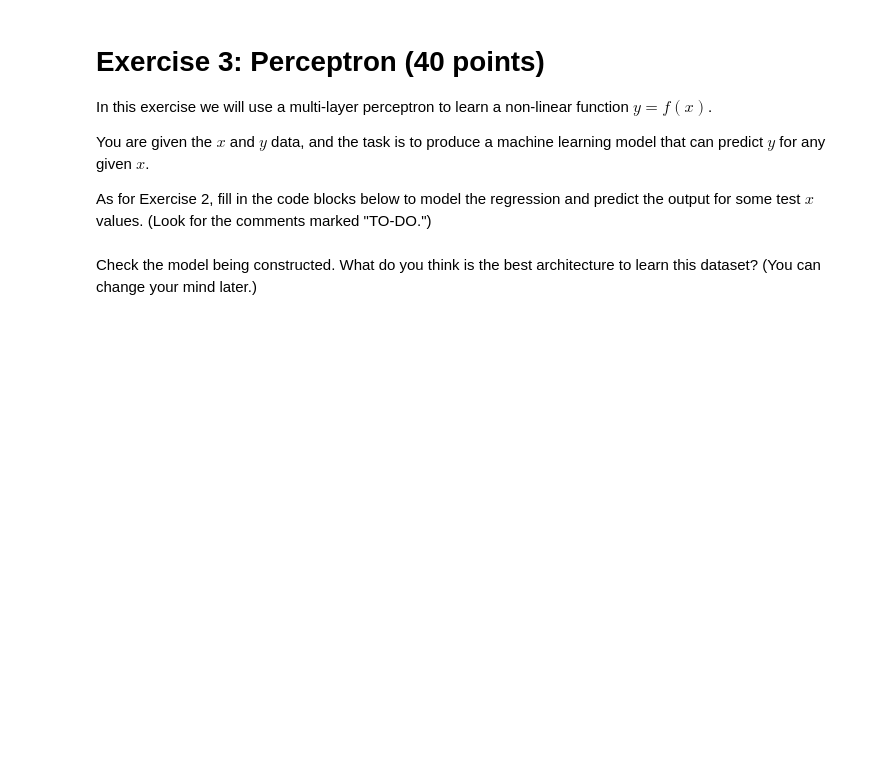
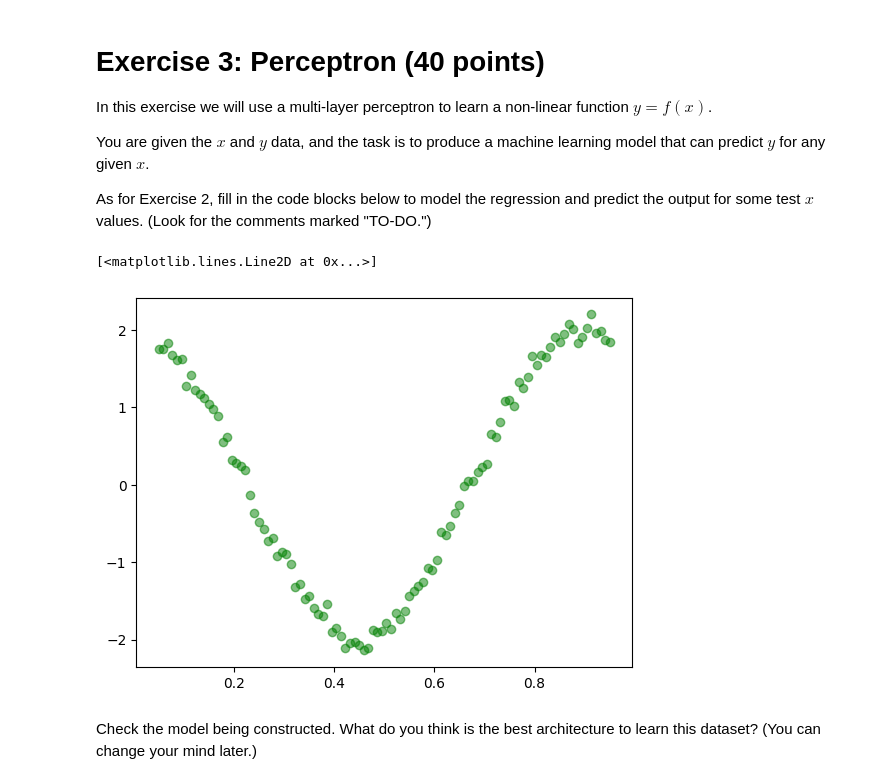
Before and after one commit to jefalk/phys152-2026, a Jupyter notebook: Exercises/Homework-1.ipynb, the cells around one changed output. Drawn from its saved outputs; the diff is of its cells as text; code cells hidden in the pictures; blank space fills up the shorter version.

```diff
--- a/Exercises/Homework-1.ipynb
+++ b/Exercises/Homework-1.ipynb
@@ -206,33 +237,38 @@ x_data_tensor = torch.tensor([
     [0.6409], [0.6500], [0.6591], [0.6682], [0.6773],
     [0.6864], [0.6955], [0.7045], [0.7136], [0.7227],
     [0.7318], [0.7409], [0.7500], [0.7591], [0.7682],
     [0.7773], [0.7864], [0.7955], [0.8045], [0.8136],
     [0.8227], [0.8318], [0.8409], [0.8500], [0.8591],
     [0.8682], [0.8773], [0.8864], [0.8955], [0.9045],
     [0.9136], [0.9227], [0.9318], [0.9409], [0.9500]
 ])
 y_data_tensor = torch.tensor([
     [ 1.7583], [ 1.7594], [ 1.8341], [ 1.6776], [ 1.6192],
     [ 1.6319], [ 1.2830], [ 1.4240], [ 1.2310], [ 1.1797],
     [ 1.1209], [ 1.0473], [ 0.9846], [ 0.8850], [ 0.5541],
     [ 0.6185], [ 0.3247], [ 0.2793], [ 0.2393], [ 0.1914],
     [-0.1365], [-0.3595], [-0.4752], [-0.5761], [-0.7215],
     [-0.6921], [-0.9243], [-0.8667], [-0.8986], [-1.0227],
     [-1.3271], [-1.2883], [-1.4789], [-1.4397], [-1.5957],
     [-1.6669], [-1.6963], [-1.5355], [-1.8969], [-1.8468],
     [-1.9558], [-2.1036], [-2.0511], [-2.0254], [-2.0736],
     [-2.1414], [-2.1034], [-1.8813], [-1.9003], [-1.8852],
     [-1.7806], [-1.8672], [-1.6624], [-1.7309], [-1.6294],
     [-1.4354], [-1.3698], [-1.3055], [-1.2557], [-1.0780],
     [-1.0991], [-0.9720], [-0.6129], [-0.6491], [-0.5295],
     [-0.3640], [-0.2636], [-0.0167], [ 0.0487], [ 0.0429],
     [ 0.1645], [ 0.2342], [ 0.2722], [ 0.6613], [ 0.6190],
     [ 0.8127], [ 1.0884], [ 1.1002], [ 1.0179], [ 1.3273],
     [ 1.2551], [ 1.3914], [ 1.6677], [ 1.5505], [ 1.6793],
     [ 1.6582], [ 1.7866], [ 1.9044], [ 1.8406], [ 1.9540],
     [ 2.0823], [ 2.0165], [ 1.8276], [ 1.9111], [ 2.0306],
     [ 2.2018], [ 1.9585], [ 1.9884], [ 1.8752], [ 1.8503]
 ])
+
+plt.plot(x_data_tensor, y_data_tensor, 'go', label='Training Data', alpha=0.5)
+# %% [output]
+[<matplotlib.lines.Line2D at 0x...>]
+[figure, added]
 # %% [markdown]
 Check the model being constructed.
 What do you think is the best architecture to learn this dataset?
```
Also changed, not shown: parts of 9 cells of this notebook.
